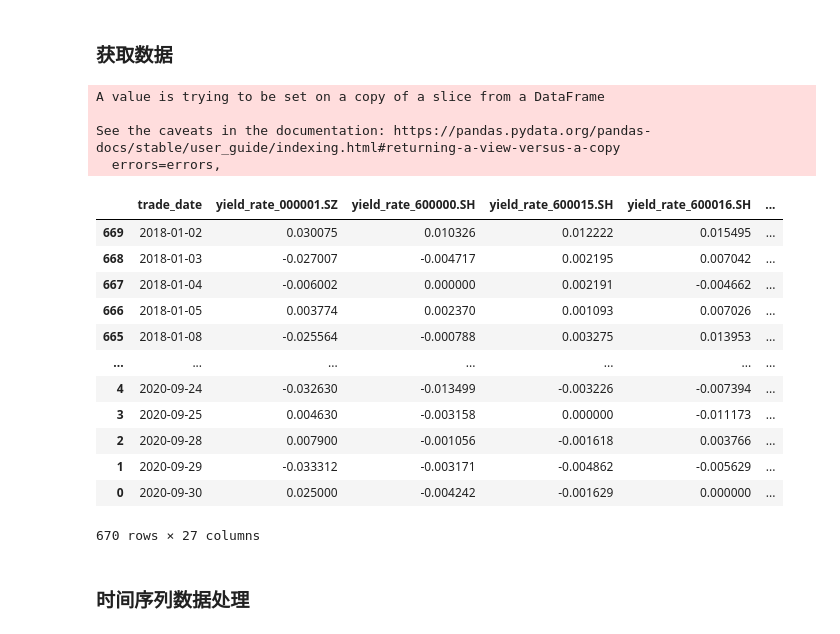
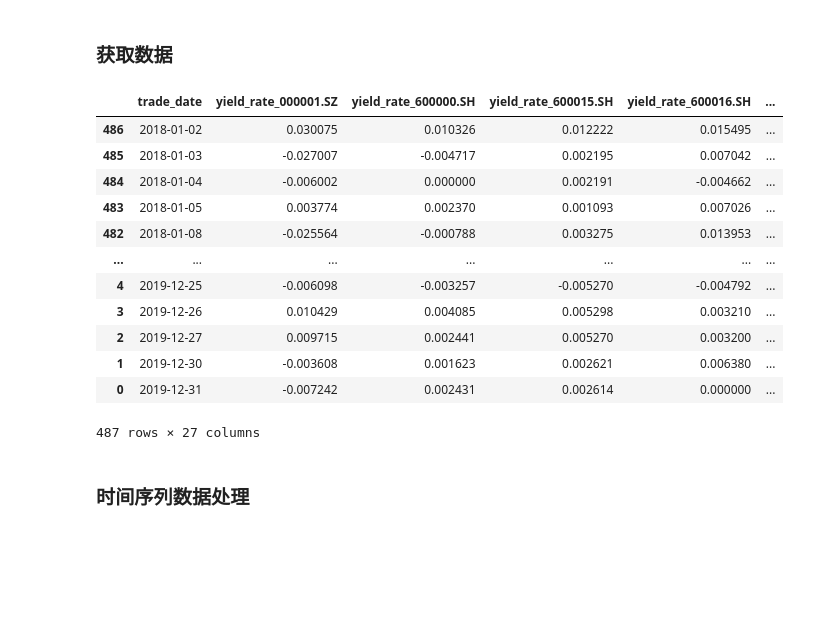
Before and after one commit to jyyskywalker/liquidity, a Jupyter notebook: code/full_process.ipynb, the cells around one changed output. Cells and saved outputs as stored; diff of their text form; code cells hidden in the pictures; blank space fills up the shorter version.

```diff
--- a/code/full_process.ipynb
+++ b/code/full_process.ipynb
@@ -100,24 +100,20 @@ stock_list = ['000001.SZ','600000.SH','600015.SH','600016.SH','600036.SH','60116
 token = '094f15d71394516b730602faa77b1c708007b8d05df300590b4445ed'
 process = process_stock(stock_list, token)
 # %%
-df = process.create_time_series('20180101','20201001', 1000, 'limit')
+df = process.create_time_series('20180101','20191231', 1000, 'limit')
 df
 # %% [output]
+|  | trade_date | yield_rate_000001.SZ | yield_rate_600000.SH | yield_rate_600015.SH | yield_rate_600016.SH | ... |
+| 486 | 2018-01-02 | 0.030075 | 0.010326 | 0.012222 | 0.015495 | ... |
+| 485 | 2018-01-03 | -0.027007 | -0.004717 | 0.002195 | 0.007042 | ... |
+| 484 | 2018-01-04 | -0.006002 | 0.000000 | 0.002191 | -0.004662 | ... |
+| 483 | 2018-01-05 | 0.003774 | 0.002370 | 0.001093 | 0.007026 | ... |
+| 482 | 2018-01-08 | -0.025564 | -0.000788 | 0.003275 | 0.013953 | ... |
+| ... | ... | ... | ... | ... | ... | ... |
+| 4 | 2019-12-25 | -0.006098 | -0.003257 | -0.005270 | -0.004792 | ... |
+| 3 | 2019-12-26 | 0.010429 | 0.004085 | 0.005298 | 0.003210 | ... |
+| 2 | 2019-12-27 | 0.009715 | 0.002441 | 0.005270 | 0.003200 | ... |
+| 1 | 2019-12-30 | -0.003608 | 0.001623 | 0.002621 | 0.006380 | ... |
+| 0 | 2019-12-31 | -0.007242 | 0.002431 | 0.002614 | 0.000000 | ... |
-A value is trying to be set on a copy of a slice from a DataFrame
-
-See the caveats in the documentation: https://pandas.pydata.org/pandas-docs/stable/user_guide/indexing.html#returning-a-view-versus-a-copy
-  errors=errors,
+487 rows × 27 columns
-|  | trade_date | yield_rate_000001.SZ | yield_rate_600000.SH | yield_rate_600015.SH | yield_rate_600016.SH | ... |
-| 669 | 2018-01-02 | 0.030075 | 0.010326 | 0.012222 | 0.015495 | ... |
-| 668 | 2018-01-03 | -0.027007 | -0.004717 | 0.002195 | 0.007042 | ... |
-| 667 | 2018-01-04 | -0.006002 | 0.000000 | 0.002191 | -0.004662 | ... |
-| 666 | 2018-01-05 | 0.003774 | 0.002370 | 0.001093 | 0.007026 | ... |
-| 665 | 2018-01-08 | -0.025564 | -0.000788 | 0.003275 | 0.013953 | ... |
-| ... | ... | ... | ... | ... | ... | ... |
-| 4 | 2020-09-24 | -0.032630 | -0.013499 | -0.003226 | -0.007394 | ... |
-| 3 | 2020-09-25 | 0.004630 | -0.003158 | 0.000000 | -0.011173 | ... |
-| 2 | 2020-09-28 | 0.007900 | -0.001056 | -0.001618 | 0.003766 | ... |
-| 1 | 2020-09-29 | -0.033312 | -0.003171 | -0.004862 | -0.005629 | ... |
-| 0 | 2020-09-30 | 0.025000 | -0.004242 | -0.001629 | 0.000000 | ... |
-670 rows × 27 columns
 # %%
```
Also changed, not shown: parts of 15 cells of this notebook, 12 other files.
